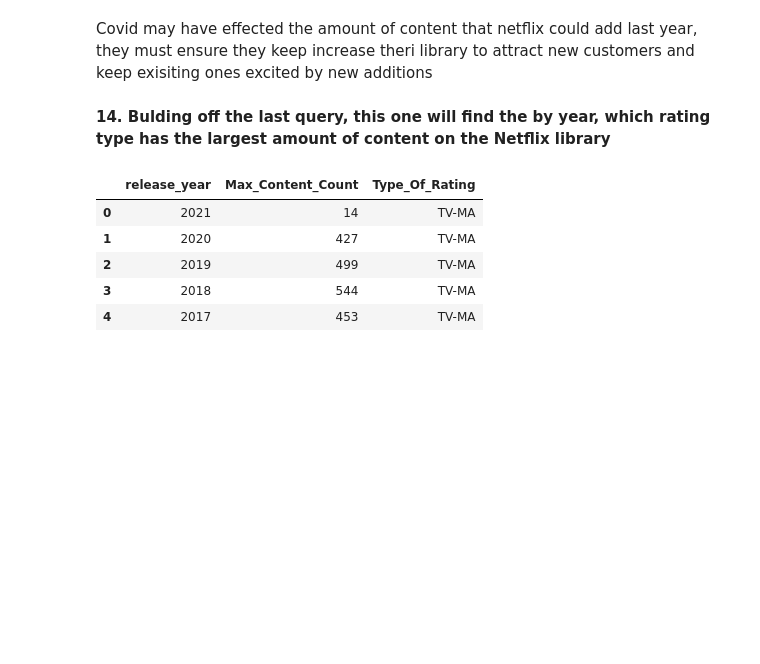
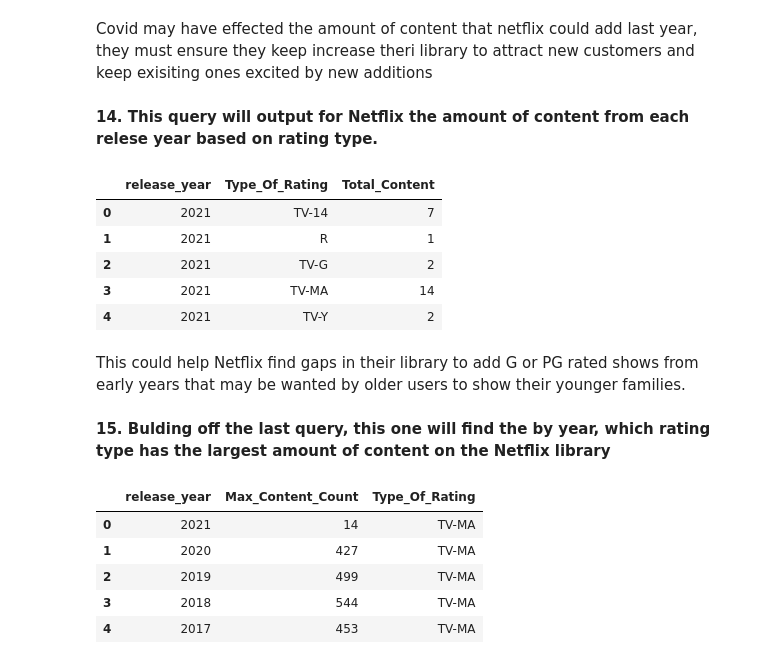
Before and after one commit to aditya248/Netflix-Exploratory-Data-Analysis, a Jupyter notebook: BA775_TeamProject_B2T8.ipynb, the cells around one changed output. Saved outputs shown, nothing was run; the diff lists cells and outputs as text; code cells hidden in the pictures; blank space fills up the shorter version.

```diff
--- a/BA775_TeamProject_B2T8.ipynb
+++ b/BA775_TeamProject_B2T8.ipynb
@@ -276,8 +277,25 @@ LIMIT 5
 | 4 | 2017 | 1225 |
 # %% [markdown]
 Covid may have effected the amount of content that netflix could add last year, they must ensure they keep increase theri library to attract new customers and keep exisiting ones excited by new additions
+# %% [markdown]
+**14. This query will output for Netflix the amount of content from each relese year based on rating type.**
+# %%
+%%bigquery --project=ba775-team8-b2
+SELECT release_year, rating as Type_Of_Rating, COUNT(*) as Total_Content FROM `ba775-team8-b2.Netflix.netflix_titles`
+GROUP BY rating, release_year
+ORDER BY release_year DESC
+Limit 5
+# %% [output]
+|  | release_year | Type_Of_Rating | Total_Content |
+| 0 | 2021 | TV-14 | 7 |
+| 1 | 2021 | R | 1 |
+| 2 | 2021 | TV-G | 2 |
+| 3 | 2021 | TV-MA | 14 |
+| 4 | 2021 | TV-Y | 2 |
+# %% [markdown]
+This could help Netflix find gaps in their library to add G or PG rated shows from early years that may be wanted by older users to show their younger families.
 # %% [markdown]
-**14. Bulding off the last query, this one will find the by year, which rating type has the largest amount of content on the Netflix library**
+**15. Bulding off the last query, this one will find the by year, which rating type has the largest amount of content on the Netflix library**
 # %%
 %%bigquery --project=ba775-team8-b2
 SELECT tb1.release_year, tb1.Max_Content_Count, tb2.Type_Of_Rating
```
Also changed, not shown: parts of 4 cells of this notebook.
